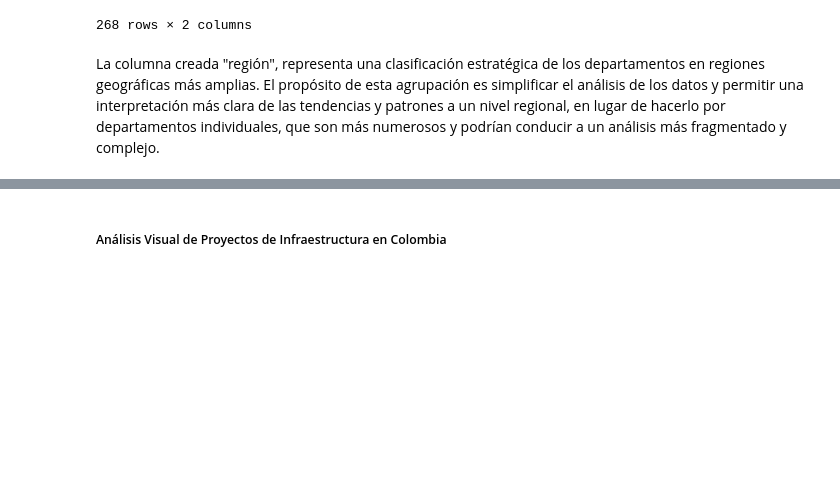
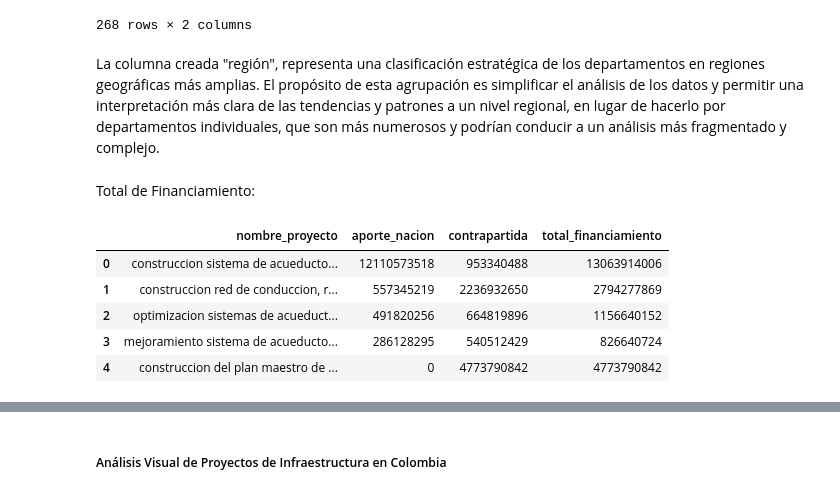
Before and after one commit to PaolaChaux/ETL, a Jupyter notebook: API/EDA_API.ipynb, the cells around one changed output, grey strips where cells are left out. Cells and saved outputs as stored; diff of their text form; code cells hidden in the pictures; blank space fills up the shorter version.

```diff
--- a/API/EDA_API.ipynb
+++ b/API/EDA_API.ipynb
@@ -193,3 +201,16 @@ api[['departamento', 'región']]
 268 rows × 2 columns
 # %% [markdown]
 La columna creada "región", representa una clasificación estratégica de los departamentos en regiones geográficas más amplias. El propósito de esta agrupación es simplificar el análisis de los datos y permitir una interpretación más clara de las tendencias y patrones a un nivel regional, en lugar de hacerlo por departamentos individuales, que son más numerosos y podrían conducir a un análisis más fragmentado y complejo.
+# %% [markdown]
+Total de Financiamiento:
+# %%
+api['total_financiamiento'] = api['aporte_nacion'] + api['contrapartida']
+
+api[['nombre_proyecto', 'aporte_nacion', 'contrapartida', 'total_financiamiento']].head()
+# %% [output]
+|  | nombre_proyecto | aporte_nacion | contrapartida | total_financiamiento |
+| 0 | construccion sistema de acueducto... | 12110573518 | 953340488 | 13063914006 |
+| 1 | construccion red de conduccion, r... | 557345219 | 2236932650 | 2794277869 |
+| 2 | optimizacion sistemas de acueduct... | 491820256 | 664819896 | 1156640152 |
+| 3 | mejoramiento sistema de acueducto... | 286128295 | 540512429 | 826640724 |
+| 4 | construccion del plan maestro de ... | 0 | 4773790842 | 4773790842 |
```
Also changed, not shown: parts of 5 cells of this notebook.
